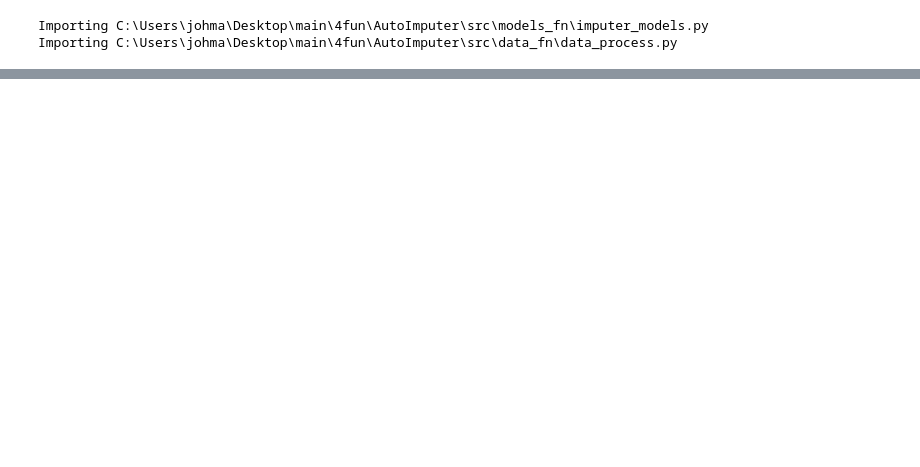
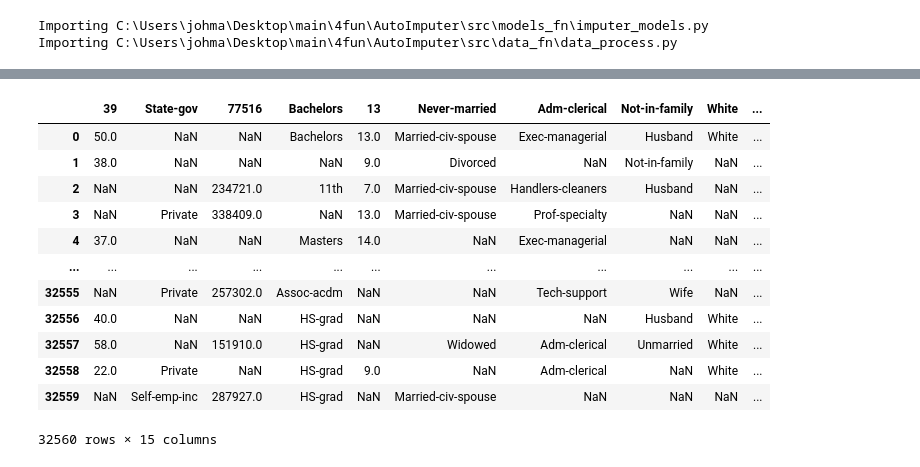
Before and after one commit to johmakinen/AutoImputer, a Jupyter notebook: notebooks/nb_POC.ipynb, the cells around one changed output, grey strips where cells are left out. Cells and saved outputs as stored; diff of their text form; code cells hidden in the pictures; blank space fills up the shorter version.

```diff
--- a/notebooks/nb_POC.ipynb
+++ b/notebooks/nb_POC.ipynb
@@ -131,0 +32,20 @@ curr_df
+# %%
+data = pd.read_csv(r'..\data\processed\adult_nans_04.csv')
+dtypes = ["numeric", "categorical", "numeric", "categorical", "numeric", "categorical", "categorical", "categorical", "categorical", "categorical",'numeric','numeric','numeric','categorical','categorical']
+cols = data.columns
+dtype_list = dict(zip(cols, dtypes))
+data
+# %% [output]
+|  | 39 | State-gov | 77516 | Bachelors | 13 | Never-married | Adm-clerical | Not-in-family | White | ... |
+| 0 | 50.0 | NaN | NaN | Bachelors | 13.0 | Married-civ-spouse | Exec-managerial | Husband | White | ... |
+| 1 | 38.0 | NaN | NaN | NaN | 9.0 | Divorced | NaN | Not-in-family | NaN | ... |
+| 2 | NaN | NaN | 234721.0 | 11th | 7.0 | Married-civ-spouse | Handlers-cleaners | Husband | NaN | ... |
+| 3 | NaN | Private | 338409.0 | NaN | 13.0 | Married-civ-spouse | Prof-specialty | NaN | NaN | ... |
+| 4 | 37.0 | NaN | NaN | Masters | 14.0 | NaN | Exec-managerial | NaN | NaN | ... |
+| ... | ... | ... | ... | ... | ... | ... | ... | ... | ... | ... |
+| 32555 | NaN | Private | 257302.0 | Assoc-acdm | NaN | NaN | Tech-support | Wife | NaN | ... |
+| 32556 | 40.0 | NaN | NaN | HS-grad | NaN | NaN | NaN | Husband | White | ... |
+| 32557 | 58.0 | NaN | 151910.0 | HS-grad | NaN | Widowed | Adm-clerical | Unmarried | White | ... |
+| 32558 | 22.0 | Private | NaN | HS-grad | 9.0 | NaN | Adm-clerical | NaN | White | ... |
+| 32559 | NaN | Self-emp-inc | 287927.0 | HS-grad | NaN | Married-civ-spouse | NaN | NaN | NaN | ... |
+32560 rows × 15 columns
```
Also changed, not shown: parts of 17 cells of this notebook, 9 other files.
